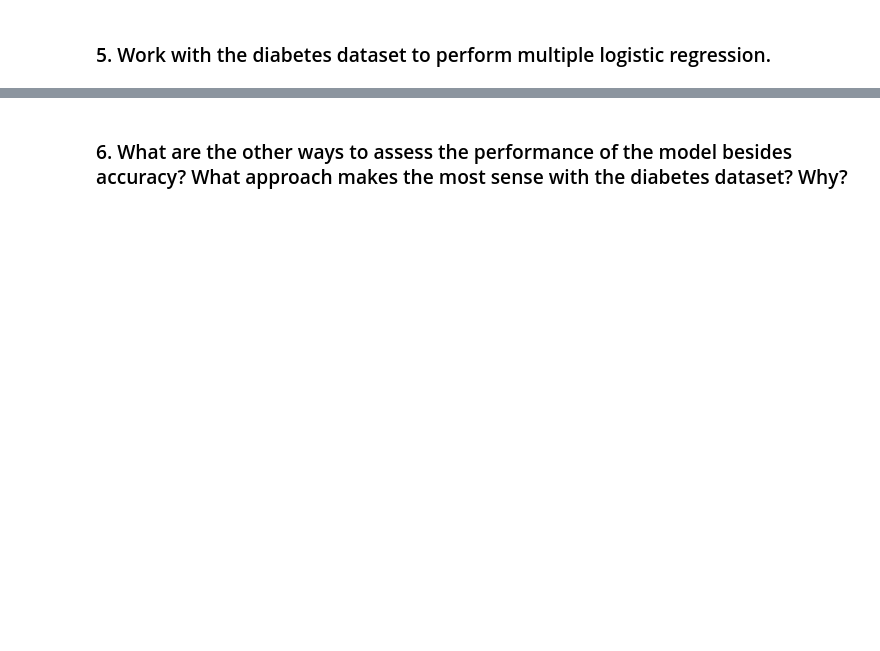
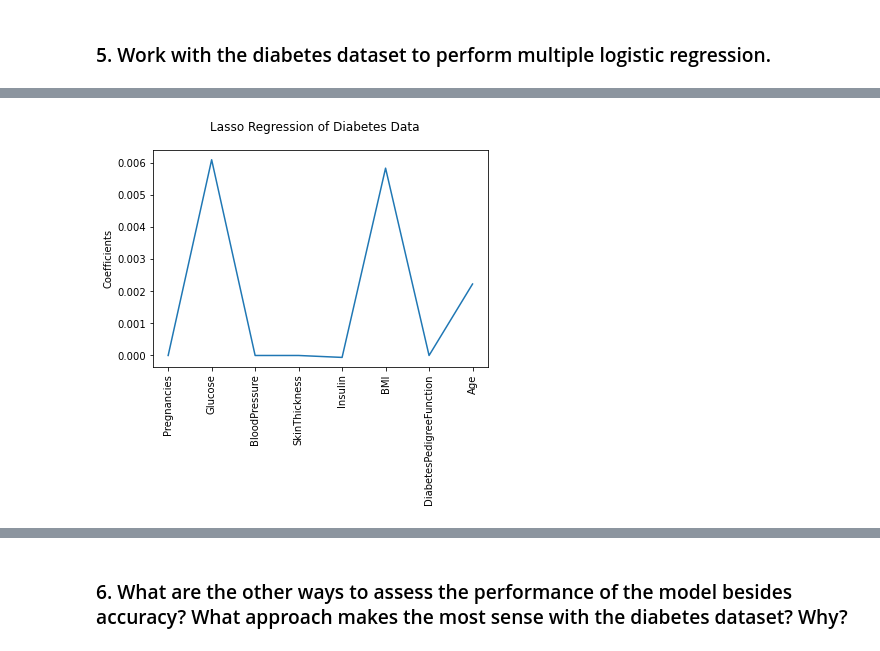
Before and after one commit to existentialplantperson/Week_14, a Jupyter notebook: WK14_Homework.ipynb, the cells around one changed output, grey strips where cells are left out. Cells and saved outputs as stored; diff of their text form; code cells hidden in the pictures; blank space fills up the shorter version.

```diff
--- a/WK14_Homework.ipynb
+++ b/WK14_Homework.ipynb
@@ -597,2 +672,5 @@ y = df[['R_TEMP']]
 # %% [markdown]
 ### 5.	Work with the diabetes dataset to perform multiple logistic regression.
+# %%
+diabetes_df = pd.read_csv('../Datasets/diabetes.csv')
+diabetes_df.head(3)
@@ -598,0 +709,21 @@ y = df[['R_TEMP']]
+# %%
+#isolate variables of interest
+Xd = diabetes_df[['Pregnancies', 'Glucose', 'BloodPressure', 'SkinThickness', 'Insulin',
+       'BMI', 'DiabetesPedigreeFunction', 'Age']]
+yd = diabetes_df['Outcome']
+# %%
+# Lasso regression to determine
+lasso = Lasso(alpha=0.4)
+lasso_diabetes_coef = lasso.fit(Xd, yd).coef_
+
+# Plot the Lasso producted coefficients
+X_labels = Xd.columns
+
+d = plt.plot(range(len(X_labels)), lasso_diabetes_coef)
+d = plt.xticks(range(len(X_labels)), X_labels, rotation=90)
+d = plt.ylabel('Coefficients')
+d = plt.suptitle('Lasso Regression of Diabetes Data')
+
+plt.show()
+# %% [output]
+[figure, added]
```
Also changed, not shown: parts of 35 cells of this notebook, 1 other file.
